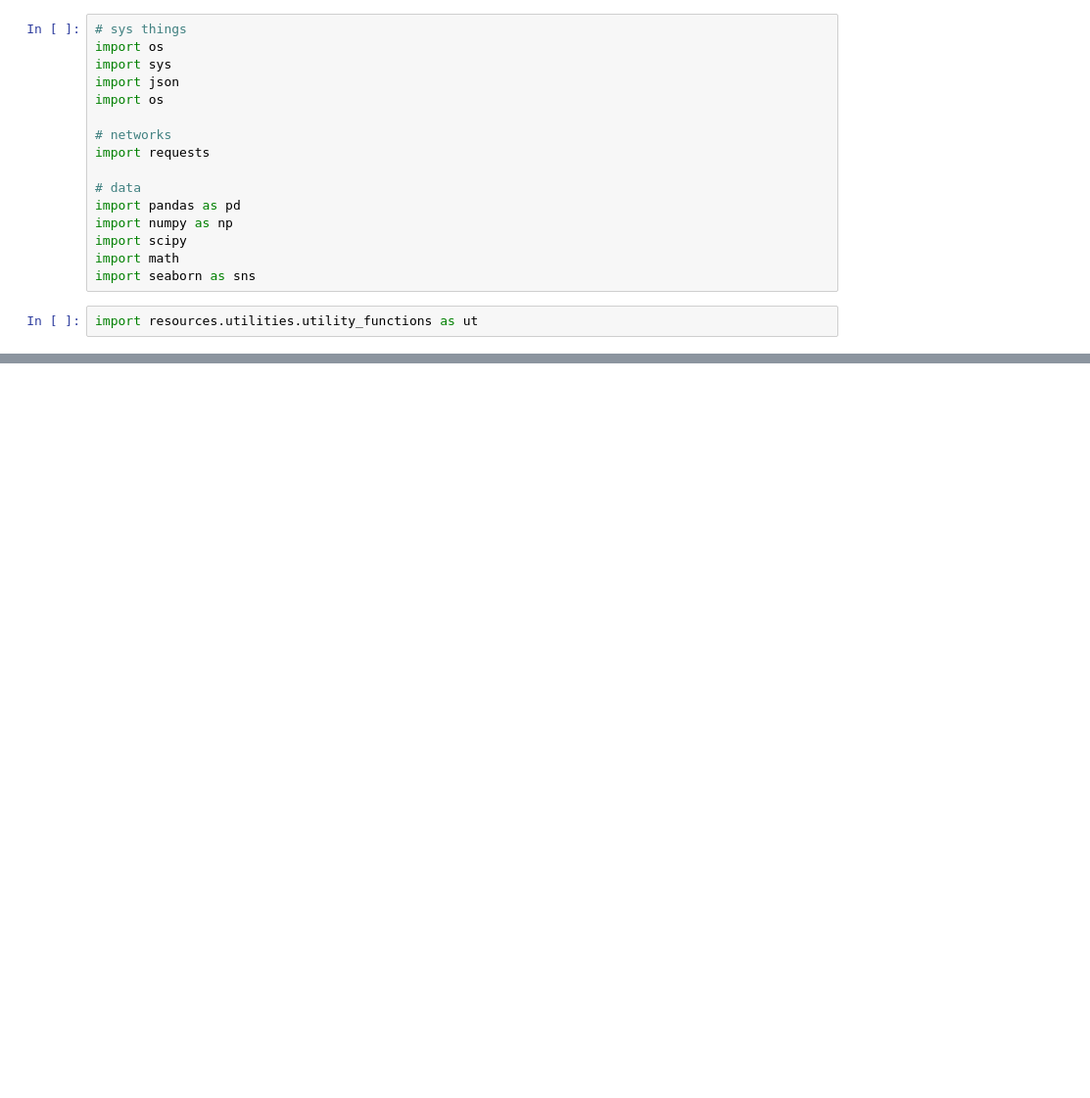
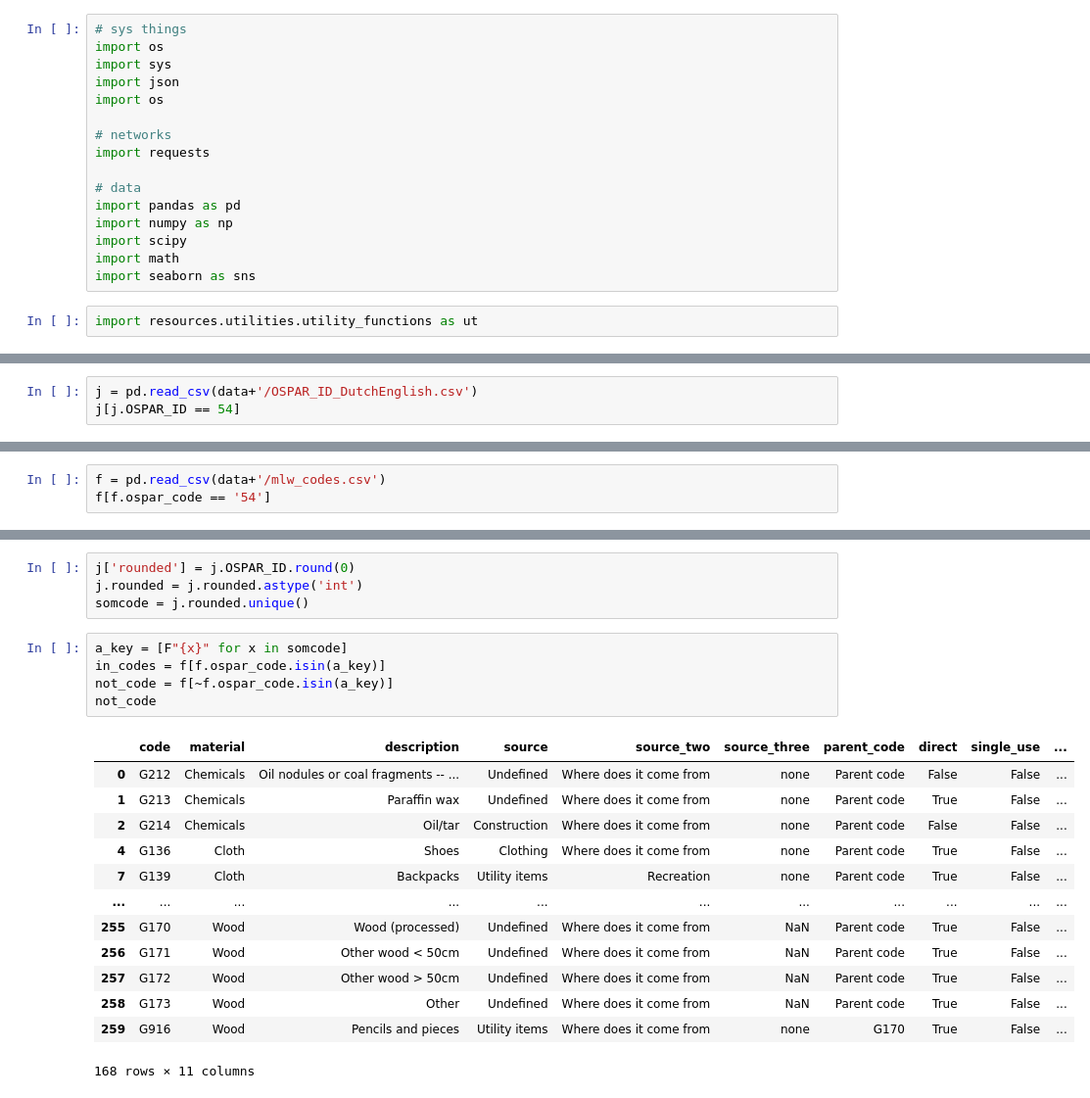
Before and after one commit to hammerdirt-analyst/rhinecode, a Jupyter notebook: starterbook.ipynb, the cells around one changed output, grey strips where cells are left out. Shown at 98% size. Drawn from its saved outputs; the diff is of its cells as text; blank space fills up the shorter version.

```diff
--- a/starterbook.ipynb
+++ b/starterbook.ipynb
@@ -56,0 +25,3 @@ pd.read_csv(a+'/mlw_codes.csv')
+# %%
+j = pd.read_csv(data+'/OSPAR_ID_DutchEnglish.csv')
+j[j.OSPAR_ID == 54]
@@ -56,0 +31,3 @@ pd.read_csv(a+'/mlw_codes.csv')
+# %%
+f = pd.read_csv(data+'/mlw_codes.csv')
+f[f.ospar_code == '54']
@@ -56,0 +60,23 @@ pd.read_csv(a+'/mlw_codes.csv')
+# %%
+j['rounded'] = j.OSPAR_ID.round(0)
+j.rounded = j.rounded.astype('int')
+somcode = j.rounded.unique()
+# %%
+a_key = [F"{x}" for x in somcode]
+in_codes = f[f.ospar_code.isin(a_key)]
+not_code = f[~f.ospar_code.isin(a_key)]
+not_code
+# %% [output]
+|  | code | material | description | source | source_two | source_three | parent_code | direct | single_use | ... |
+| 0 | G212 | Chemicals | Oil nodules or coal fragments -- ... | Undefined | Where does it come from | none | Parent code | False | False | ... |
+| 1 | G213 | Chemicals | Paraffin wax | Undefined | Where does it come from | none | Parent code | True | False | ... |
+| 2 | G214 | Chemicals | Oil/tar | Construction | Where does it come from | none | Parent code | False | False | ... |
+| 4 | G136 | Cloth | Shoes | Clothing | Where does it come from | none | Parent code | True | False | ... |
+| 7 | G139 | Cloth | Backpacks | Utility items | Recreation | none | Parent code | True | False | ... |
+| ... | ... | ... | ... | ... | ... | ... | ... | ... | ... | ... |
+| 255 | G170 | Wood | Wood (processed) | Undefined | Where does it come from | NaN | Parent code | True | False | ... |
+| 256 | G171 | Wood | Other wood < 50cm | Undefined | Where does it come from | NaN | Parent code | True | False | ... |
+| 257 | G172 | Wood | Other wood > 50cm | Undefined | Where does it come from | NaN | Parent code | True | False | ... |
+| 258 | G173 | Wood | Other | Undefined | Where does it come from | NaN | Parent code | True | False | ... |
+| 259 | G916 | Wood | Pencils and pieces | Utility items | Where does it come from | none | G170 | True | False | ... |
+168 rows × 11 columns
```
Also changed, not shown: parts of 18 cells of this notebook.
